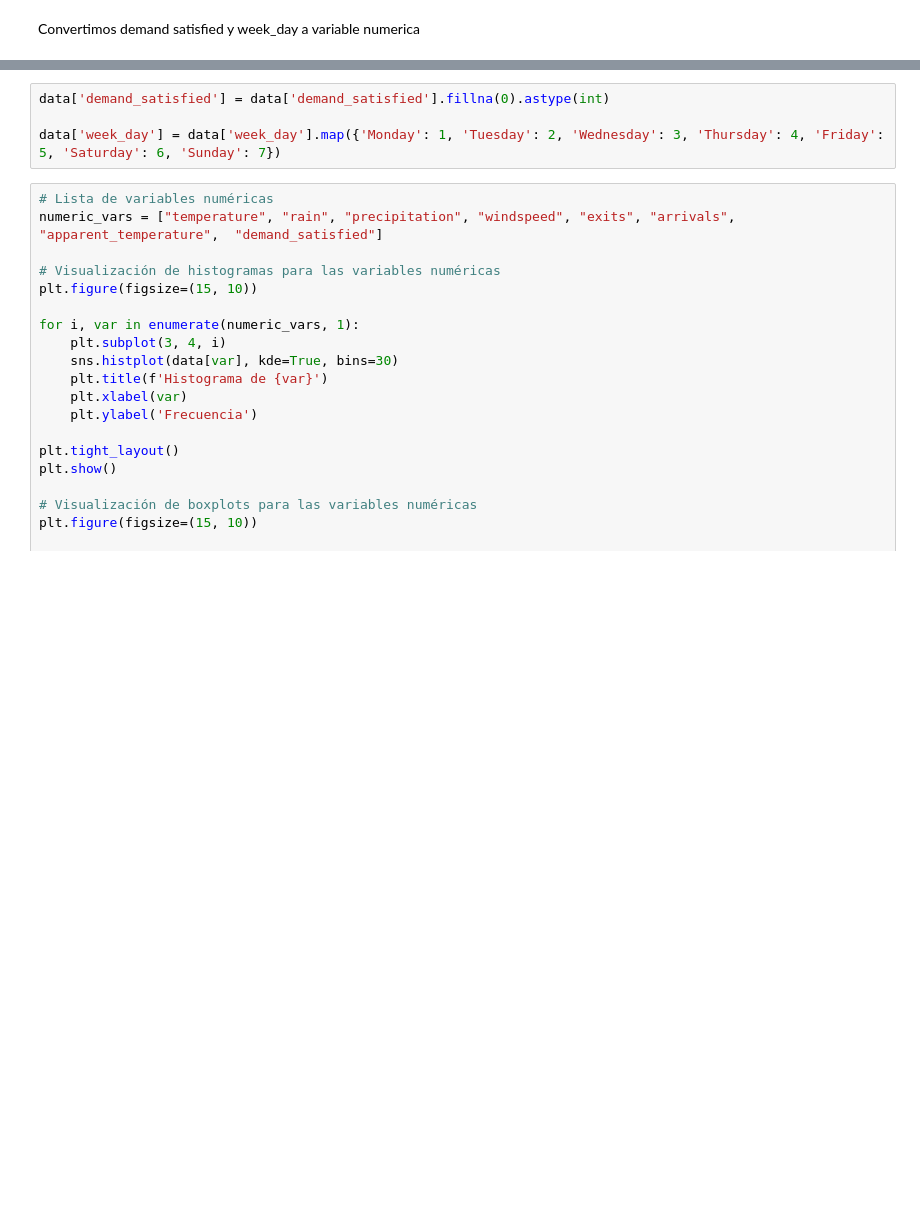
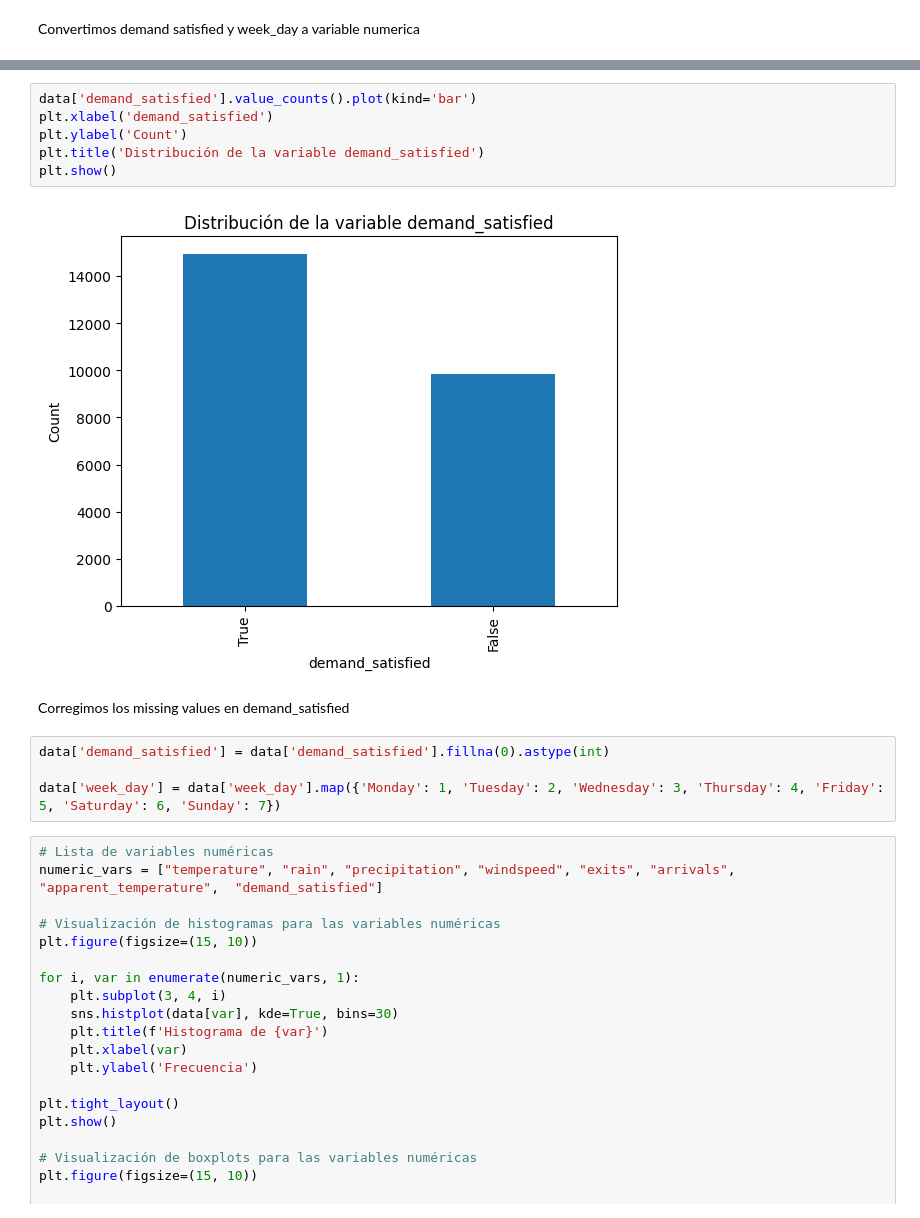
Before and after one commit to nicollorens12/BicingEstimator, a Jupyter notebook: notebook.ipynb, the cells around one changed output, grey strips where cells are left out. Drawn from its saved outputs; the diff is of its cells as text; blank space fills up the shorter version.

```diff
--- a/notebook.ipynb
+++ b/notebook.ipynb
@@ -105,3 +121,13 @@ Convertimos demand satisfied y week_day a variable numerica
+# %%
+data['demand_satisfied'].value_counts().plot(kind='bar')
+plt.xlabel('demand_satisfied')
+plt.ylabel('Count')
+plt.title('Distribución de la variable demand_satisfied')
+plt.show()
+# %% [output]
+[figure, added]
+# %% [markdown]
+Corregimos los missing values en demand_satisfied
 # %%
 data['demand_satisfied'] = data['demand_satisfied'].fillna(0).astype(int)
 
```
Also changed, not shown: parts of 24 cells of this notebook.
